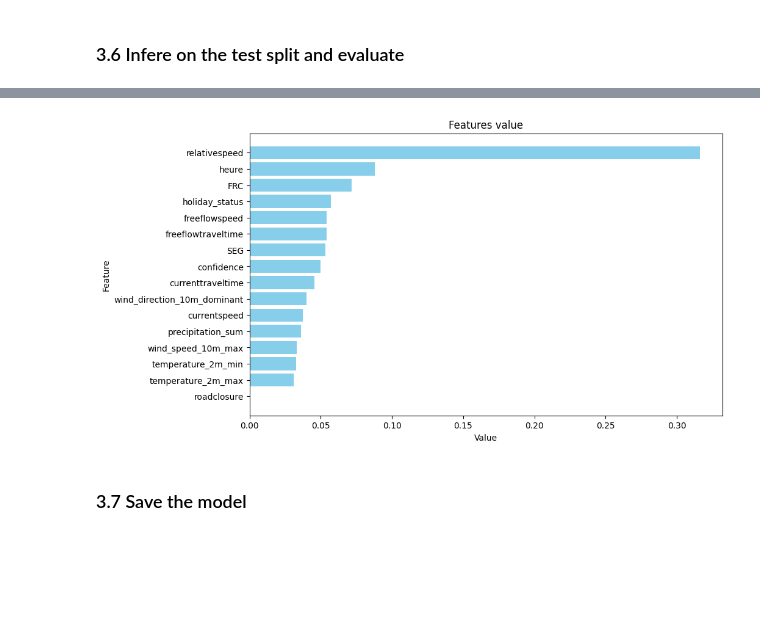
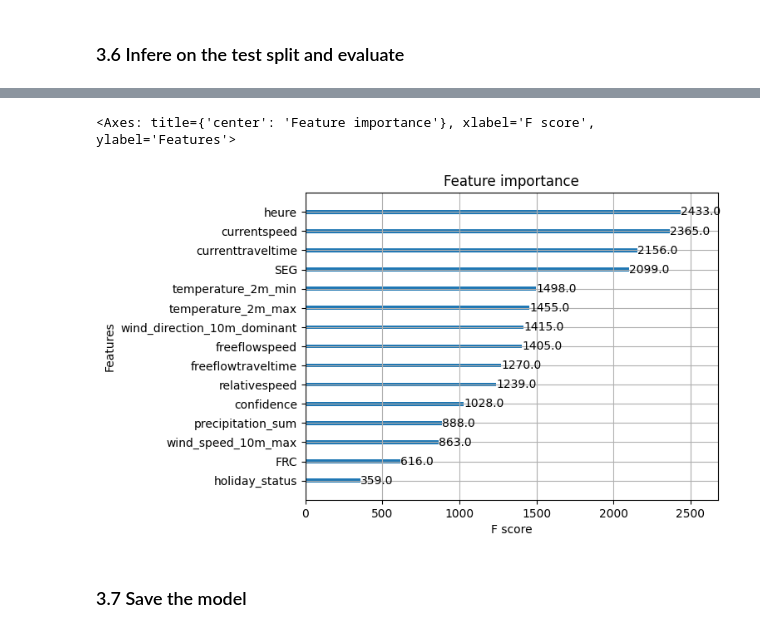
Before and after one commit to IST199655/Project-ID2223_TrafficApp, a Jupyter notebook: notebooks/Training.ipynb, the cells around one changed output, grey strips where cells are left out. Cells and saved outputs as stored; diff of their text form; code cells hidden in the pictures; blank space fills up the shorter version.

```diff
--- a/notebooks/Training.ipynb
+++ b/notebooks/Training.ipynb
@@ -131,3 +128,27 @@ Taille de y_test : (16136,)
+# %%
+# Define features and target
+X = merged_df.drop(columns=["relativespeed_h1"])
+y = merged_df["relativespeed_h1"]
+
+# Undersample rows where relativespeed = 1
+class_1 = merged_df[merged_df["relativespeed_h1"] == 1]
+class_less_than_1 = merged_df[merged_df["relativespeed_h1"] < 1]
+
+
+# Adjust the sampling ratio
+undersampled_class_1 = class_1.sample(len(class_less_than_1), random_state=42)
+balanced_data = pd.concat([undersampled_class_1, class_less_than_1])
+
+# Shuffle the dataset
+balanced_data = balanced_data.sample(frac=1, random_state=42)
+
+# Split into features and labels
+X_balanced = balanced_data.drop(columns=["relativespeed_h1"])
+y_balanced = balanced_data["relativespeed_h1"]
+
+
+# Split into training and testing sets
+X_train, X_test, y_train, y_test = train_test_split(X_balanced, y_balanced, test_size=0.2, random_state=42)
 # %% [markdown]
 ### 3.5 Train the model with the training split
 # %%
@@ -149,10 +179,10 @@ Best cross-validation score:  -0.017031366441969946
 # %%
 # Creating an instance of the XGBoost Regressor
-tree_regressor = XGBRegressor(n_estimators=200, max_depth=7, learning_rate = 0.05, subsample = 0.8)
+xgb_model = XGBRegressor(n_estimators=200, max_depth=7, learning_rate = 0.05, subsample = 0.8)
 
 
 # Fitting the XGBoost Regressor to the training data
-tree_regressor.fit(X_train, y_train)
+xgb_model.fit(X_train, y_train)
 # %% [output]
 XGBRegressor(base_score=None, booster=None, callbacks=None,
              colsample_bylevel=None, colsample_bynode=None,
@@ -215,28 +245,13 @@ print(comparison_df)
 model_dir = "trafic_pred_model"
 if not os.path.exists(model_dir):
     os.mkdir(model_dir)
-# %%
-# Plotting feature importances using the plot_importance function from XGBoost
-# Récupérer les importances des caractéristiques
-feature_importances = tree_regressor.feature_importances_
-
-# Associer les importances aux noms des caractéristiques
-importance_df = pd.DataFrame({
-    "Feature": X_train.columns,
-    "Importance": feature_importances
-}).sort_values(by="Importance", ascending=False)
-
-
-# Visualiser les importances sous forme de graphique
-plt.figure(figsize=(10, 6))
-plt.barh(importance_df["Feature"], importance_df["Importance"], color="skyblue")
-plt.xlabel("Value")
-plt.ylabel("Feature")
-plt.title("Features value")
-plt.gca().invert_yaxis()
-plt.show()
-# %% [output]
-[figure, removed]
+# %%
+import xgboost as xgb
+
+xgb.plot_importance(xgb_model)
+# %% [output]
+<Axes: title={'center': 'Feature importance'}, xlabel='F score', ylabel='Features'>
+[figure, added]
 # %% [markdown]
 ### 3.7 Save the model
 # %%
```
Also changed, not shown: parts of 14 cells of this notebook, 3 other files.
